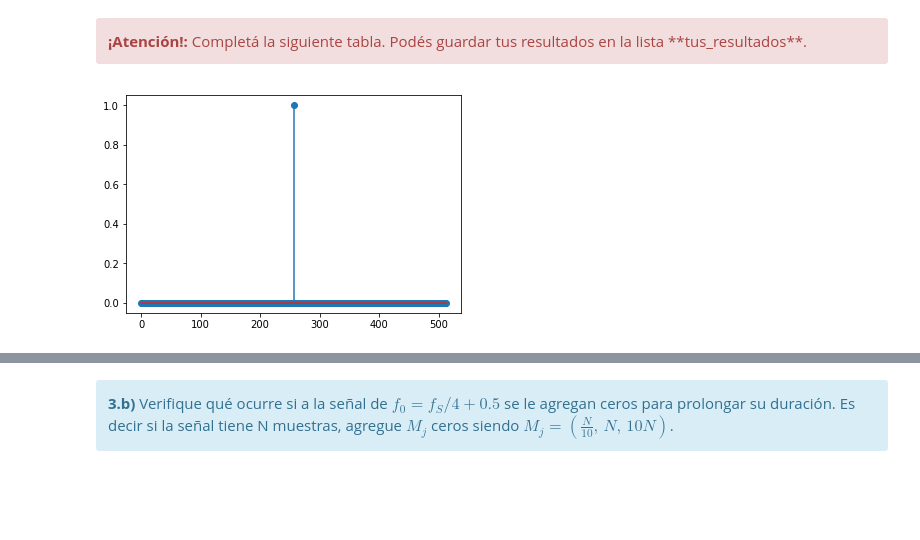
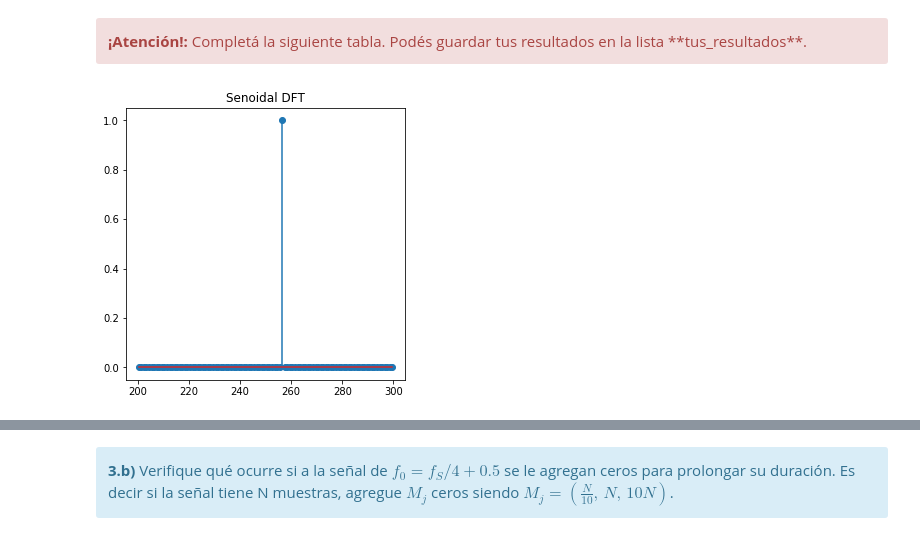
Before and after one commit to companyroberto/MSE_15psf, a Jupyter notebook: TP1 (v2) - Muestreo de señales - Forurier.ipynb, the cells around one changed output, grey strips where cells are left out. Drawn from its saved outputs; the diff is of its cells as text; code cells hidden in the pictures; blank space fills up the shorter version.

```diff
--- a/TP1 (v2) - Muestreo de señales - Forurier.ipynb
+++ b/TP1 (v2) - Muestreo de señales - Forurier.ipynb
@@ -410,95 +443,70 @@ import scipy.signal as sg
 
 def generador_senoidal (fs, f0, N, a0=1, p0=0):
 
-    tt = np.linspace(0.0, (N-1)/fs, N).flatten()
+    tt = np.linspace(0.0, (N-1)/fs, N).flatten()   # al no poner el N-1, hubiera terminado con una muestra mas.
     signal = a0 * np.sin(2 * np.pi * f0 * tt + p0);
 
     return tt, signal
 
-
 def generador_DFT (N, signal, fs):
 
-    spectrum = (2/N) * np.abs (sc.fft(signal) )   # entender que es la DFT tranf discreta de furier. Como tiene fase y ..., hacemos el abs para quedarnos con el modulo. (2/N) es para que el num. sea secuencial...
-    half = spectrum[:N//2]                        # la doble // es que el resultado de la división sea entera
-    frec = np.linspace(0.0, fs/2, N/2)            # Para que no se repita es solo Fs/2 y se pone N/2 porque...
+    #spectrum = np.abs(sc.fft(signal))
+    spectrum = (2/N)*np.abs(sc.fft(signal))
+    #spectrum = (1/max(spectrum))*spectrum     #Amplitud Normalizada
+    half = spectrum[:N//2]
+    frec = np.linspace(0.0, fs/2, N/2)           # Para que no se repita es solo Fs/2 y se pone N/2 porque...
 
     return half, frec
 
 
+N  = 1024
 fs = 1024
-f0 = 256 # + 0.01 / 0.25 / 0.5
-N  = 1024
-a0 = 1
-p0 = 0
+f0 = fs/4
+fd = [0, 0.01, 0.025, 0.5]
 
+plt.close( 'all' )
+resultado = np.zeros((len(fd), 3))
+pos = 0
 
-#resolución temporal (relación de compromiso)
-[tt,signal] = generador_senoidal(fs,f0,N,a0,p0)
+# Resolución espectral
+resEsp = fs/N
 
-#resolución espectral (relación de compromiso)
-[half,frec] = generador_DFT (N, signal, fs)
-plt.stem(frec,half)
-plt.show()
+for i in fd:
+    [tt,signal] = generador_senoidal(fs,f0+i,N)
+    [half,frec] = generador_DFT (N, signal, fs)
+    plt.figure( pos, (5,5) )
+    plt.stem( frec[200:300], half[200:300] )
+    plt.title('Senoidal DFT')
+    plt.show()
 
-print('Frecuencia central')
-print(half[f0])
+    # Frecuencia central
+    resultado[pos][0] = round(half[int(f0+i)],4) #resultado[pos][1] = half[int((f0+i)/resEsp)]
+    # Primer adyacente
+    resultado[pos][1] = round(half[int(f0+i)+1],4)
+    # Resto de frecuencias
+    half[int(f0+i)] = 0
+    resultado[pos][2] = round(np.power(sum(half),2),4)
 
-print('Primer adyacente')
-print(half[f0+1])
-
-print('Resto de frecuencias')
-half[f0] = 0
-print((sum(np.power(half,2))),0)
-
-
-f0 = 256 + 0.01
-
-#resolución temporal (relación de compromiso)
-[tt,signal] = generador_senoidal(fs,f0,N,a0,p0)
-
-#resolución espectral (relación de compromiso)
-[half,frec] = generador_DFT (N, signal, fs)
-plt.stem(frec,half)
-plt.show()
-
-f0 = 256 + 0.25
-
-#resolución temporal (relación de compromiso)
-[tt,signal] = generador_senoidal(fs,f0,N,a0,p0)
-
-#resolución espectral (relación de compromiso)
-[half,frec] = generador_DFT (N, signal, fs)
-plt.stem(frec,half)
-plt.show()
-
-f0 = 256 + 0.5
-
-#resolución temporal (relación de compromiso)
-[tt,signal] = generador_senoidal(fs,f0,N,a0,p0)
-
-#resolución espectral (relación de compromiso)
-[half,frec] = generador_DFT (N, signal, fs)
-plt.stem(frec,half)
-plt.show()
+    pos += 1
 
 #######################################
 # Tu simulación que genere resultados #
 #######################################
 
 tus_resultados = [ ['$ \lvert X(f_0) \lvert$', '$ \lvert X(f_0+1) \lvert $', '$\sum_{i=F} \lvert X(f_i) \lvert ^2 $'],
                    ['',                        '',                           '$F:f \neq f_0$'],
-                  ['', '', ''], # <-- acá debería haber numeritos :)
-                  ['', '', ''], # <-- acá debería haber numeritos :)
-                  ['', '', ''], # <-- acá debería haber numeritos :)
-                  ['', '', '']  # <-- acá debería haber numeritos :)
+                  [str(resultado[0][0]), str(resultado[0][1]), str(resultado[0][2])], # <-- acá debería haber numeritos :)
+                  [str(resultado[1][0]), str(resultado[1][1]), str(resultado[1][2])], # <-- acá debería haber numeritos :)
+                  [str(resultado[2][0]), str(resultado[2][1]), str(resultado[2][2])], # <-- acá debería haber numeritos :)
+                  [str(resultado[3][0]), str(resultado[3][1]), str(resultado[3][2])]  # <-- acá debería haber numeritos :)
                  ]
 df = DataFrame(tus_resultados, columns=['Frecuencia central', 'Primer adyacente', 'Resto de frecuencias'],
                index=['$f_0$ \ expr. matemática',
                       '',
                       '$f_S/4$',
                       '$f_S/4+0.01$',
                       '$f_S/4+0.25$',
                       '$f_S/4+0.5$'])
 HTML(df.to_html())
 # %% [output]
-[figure, old version]
+[figure, new version]
```
Also changed, not shown: parts of 7 cells of this notebook.
